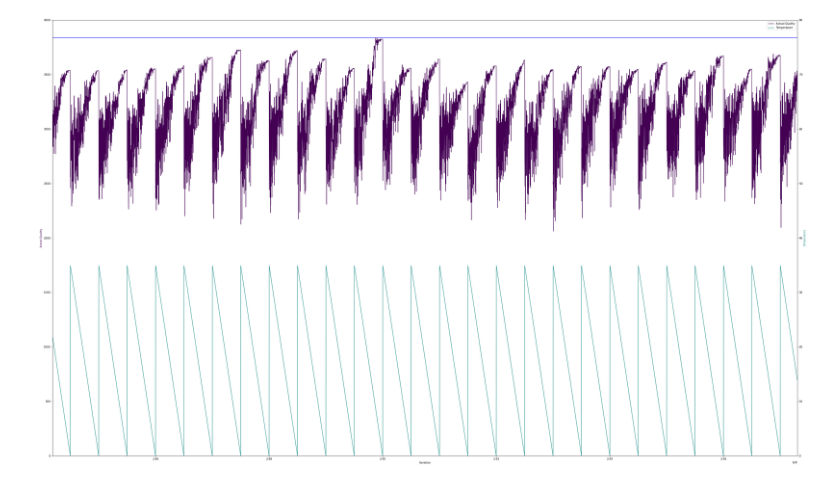
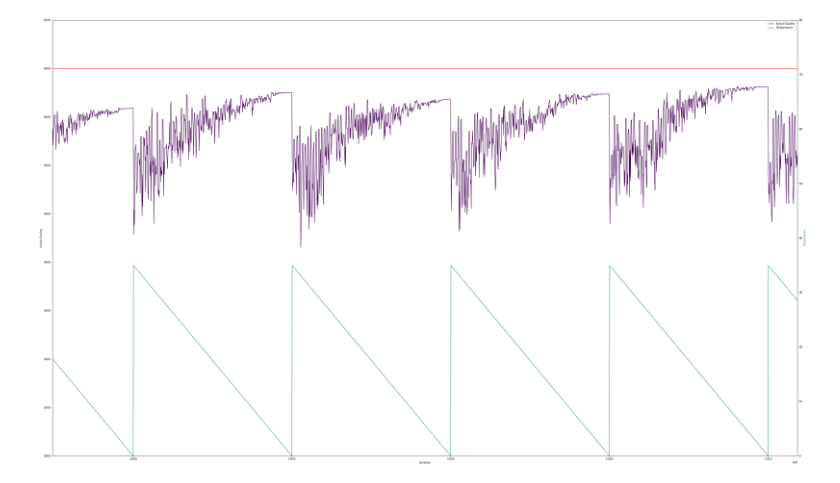
Before and after one commit to matiasmoreno/MCPSB_SA, a Jupyter notebook: SA_2Fases/data/GraficosSinInt.ipynb, the cells around one changed output. Cells and saved outputs as stored; diff of their text form; code cells hidden in the pictures.

Commit message:
feat: added intensification Ratio & new instances

```diff
--- a/SA_2Fases/data/GraficosSinInt.ipynb
+++ b/SA_2Fases/data/GraficosSinInt.ipynb
@@ -5,7 +5,7 @@ import matplotlib.pyplot as plt
 import numpy as np
 import pandas as pd
 # %%
-df = pd.read_csv ('Real2.csv')
+df = pd.read_csv ('data.csv')
 it = df["it"]
 temp = df["temp"]
 actualQ = df["actualQ"]
@@ -16,8 +16,8 @@ bQ = df["bestQ"][len(df["bestQ"])-1]
 nIt = df["it"][len(df["it"])-1]
 
 fig = plt.figure(figsize=(50,30))
-plt.axhline(y=4500, color='r', linestyle='-')
-plt.axhline(y=4800, color='r', linestyle='-')
+plt.axhline(y=6000, color='r', linestyle='-')
+#plt.axhline(y=4800, color='r', linestyle='-')
 plt.axhline(y=bQ, color='b', linestyle='-')
 host = fig.add_subplot(111)
 
@@ -25,8 +25,8 @@ par1 = host.twinx()
 #par2 = host.twinx()
 #par3 = host.twinx()
 
-host.set_xlim(nIt*0.65, nIt*0.68)
-host.set_ylim(0, 4000)
+host.set_xlim(nIt*0.497, nIt*0.5)
+host.set_ylim(2000, 6500)
 par1.set_ylim(0, 80)
 #par2.set_ylim(-4, 2.5)
 #par3.set_ylim(0, 20)
@@ -37,32 +37,32 @@ par1.set_ylabel("Temperature")
 #par2.set_ylabel("Intensification")
 #par3.set_ylabel("Prob Downgrade")
 
 
 color1 = plt.cm.viridis(0)
 color2 = plt.cm.viridis(0.5)
 #color3 = plt.cm.viridis(0.9)
 #color4 = plt.cm.viridis(0.2)
 
 p1, = host.plot(it, actualQ, color=color1,label="Actual Quality")
 p2, = par1.plot(it, temp, color=color2, label="Temperature")
 #p3, = par2.plot(it, diversification, color=color3, label="Intensification")
 #p4, = par3.plot(it, pAvg, color=color4, label="Prob Downgrade")
 
 lns = [p1, p2]
 host.legend(handles=lns, loc='best')
 
 # right, left, top, bottom
 #par2.spines['right'].set_position(('outward', 60))
 # no x-ticks
 #par2.xaxis.set_ticks([])
 # Sometimes handy, same for xaxis
 #par2.yaxis.set_ticks_position('right')
 
 host.yaxis.label.set_color(p1.get_color())
 par1.yaxis.label.set_color(p2.get_color())
 #par2.yaxis.label.set_color(p3.get_color())
 #par3.yaxis.label.set_color(p4.get_color())
 
-plt.savefig("Real2Close.png", bbox_inches='tight')
+plt.savefig("35T 0.5x intensification_0.png", bbox_inches='tight')
 # %% [output]
-[figure, old version]
+[figure, new version]
```
Also changed, not shown: 39 other files.
